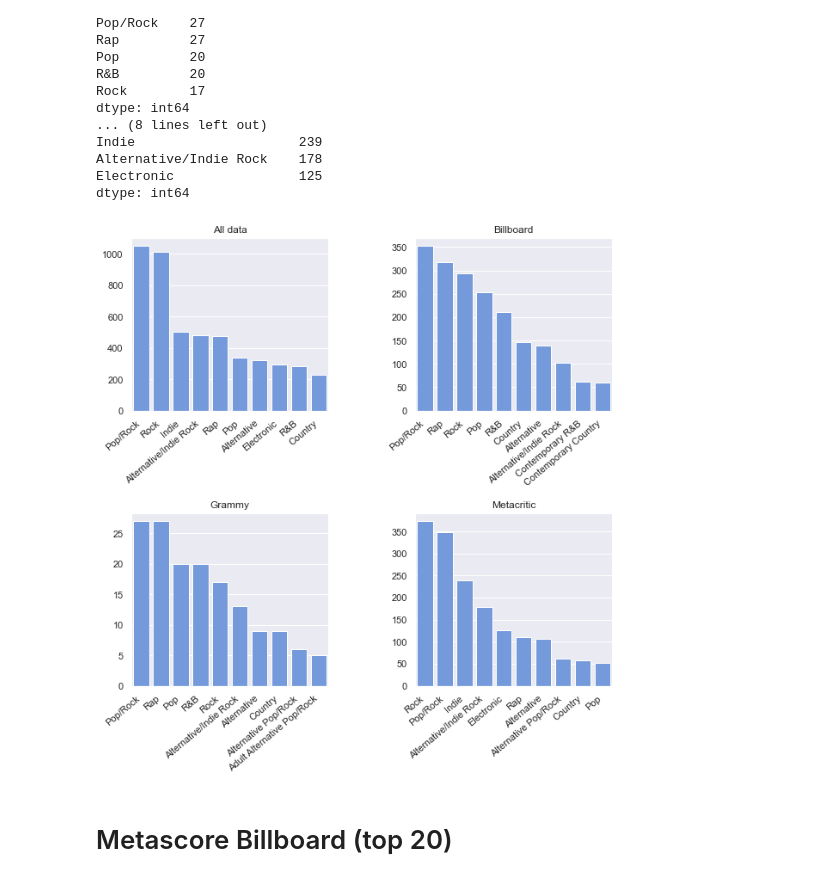
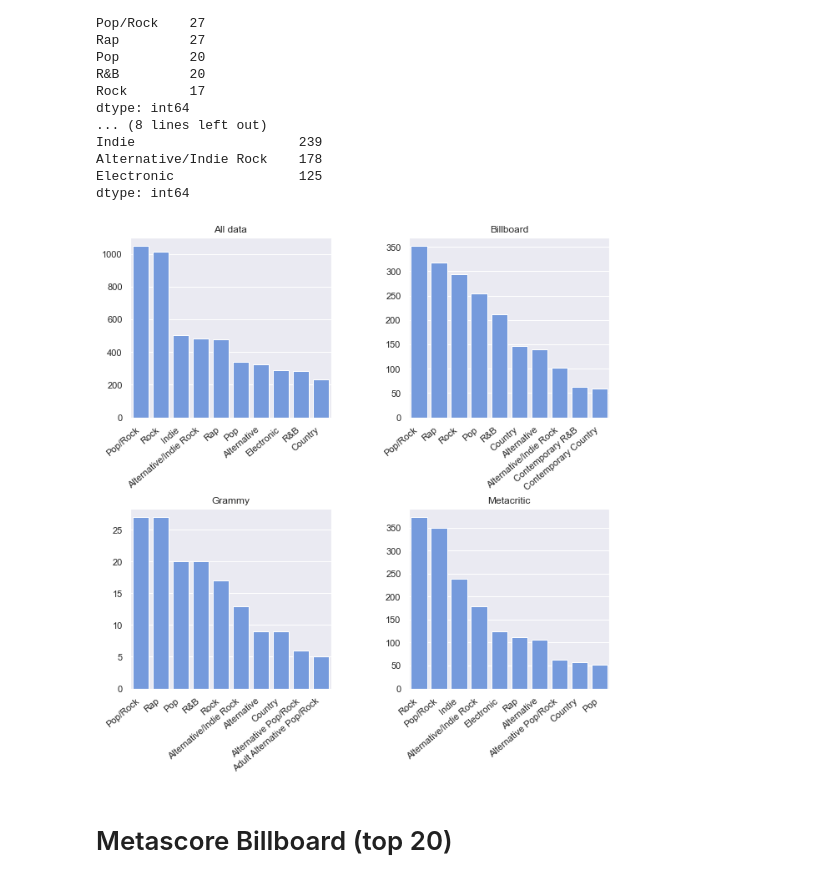
Before and after one commit to wainejr/CSB53, a Jupyter notebook: notebooks/graph_plots_joined_data.ipynb, the cells around one changed output. Cells and saved outputs as stored; diff of their text form; code cells hidden in the pictures.

```diff
--- a/notebooks/graph_plots_joined_data.ipynb
+++ b/notebooks/graph_plots_joined_data.ipynb
@@ -140,29 +140,29 @@ Electronic                125
 dtype: int64
 # %%
 fig, axes = plt.subplots(nrows=2, ncols=2)
-fig.tight_layout(pad=4.0)
+fig.tight_layout(pad=3.5)
 fig.set_figheight(10)
 fig.set_figwidth(10)
 
 ax = sns.barplot(x=_df_genres_all.index, y=_df_genres_all.values, ax=axes[0, 0], color="cornflowerblue")
 ax.set_title("All data")
 ax.set_xticklabels(ax.get_xticklabels(), rotation=40, ha="right")
 
 ax = sns.barplot(x=_df_genres_billboard.index, y=_df_genres_billboard.values, ax=axes[0, 1], color="cornflowerblue")
 ax.set_title("Billboard")
 ax.set_xticklabels(ax.get_xticklabels(), rotation=40, ha="right")
 
 ax = sns.barplot(x=_df_genres_grammy.index, y=_df_genres_grammy.values, ax=axes[1, 0], color="cornflowerblue")
 ax.set_title("Grammy")
 ax.set_xticklabels(ax.get_xticklabels(), rotation=40, ha="right")
 
 ax = sns.barplot(x=_df_genres_metacritic.index, y=_df_genres_metacritic.values, ax=axes[1, 1], color="cornflowerblue")
 ax.set_title("Metacritic")
 ax.set_xticklabels(ax.get_xticklabels(), rotation=40, ha="right")
 
 plt.show(fig)
 # %% [output]
-[figure, old version]
+[figure, new version]
 # %% [markdown]
 # Metascore Billboard (top 20)
 # %%
```
Also changed, not shown: parts of 5 cells of this notebook.
